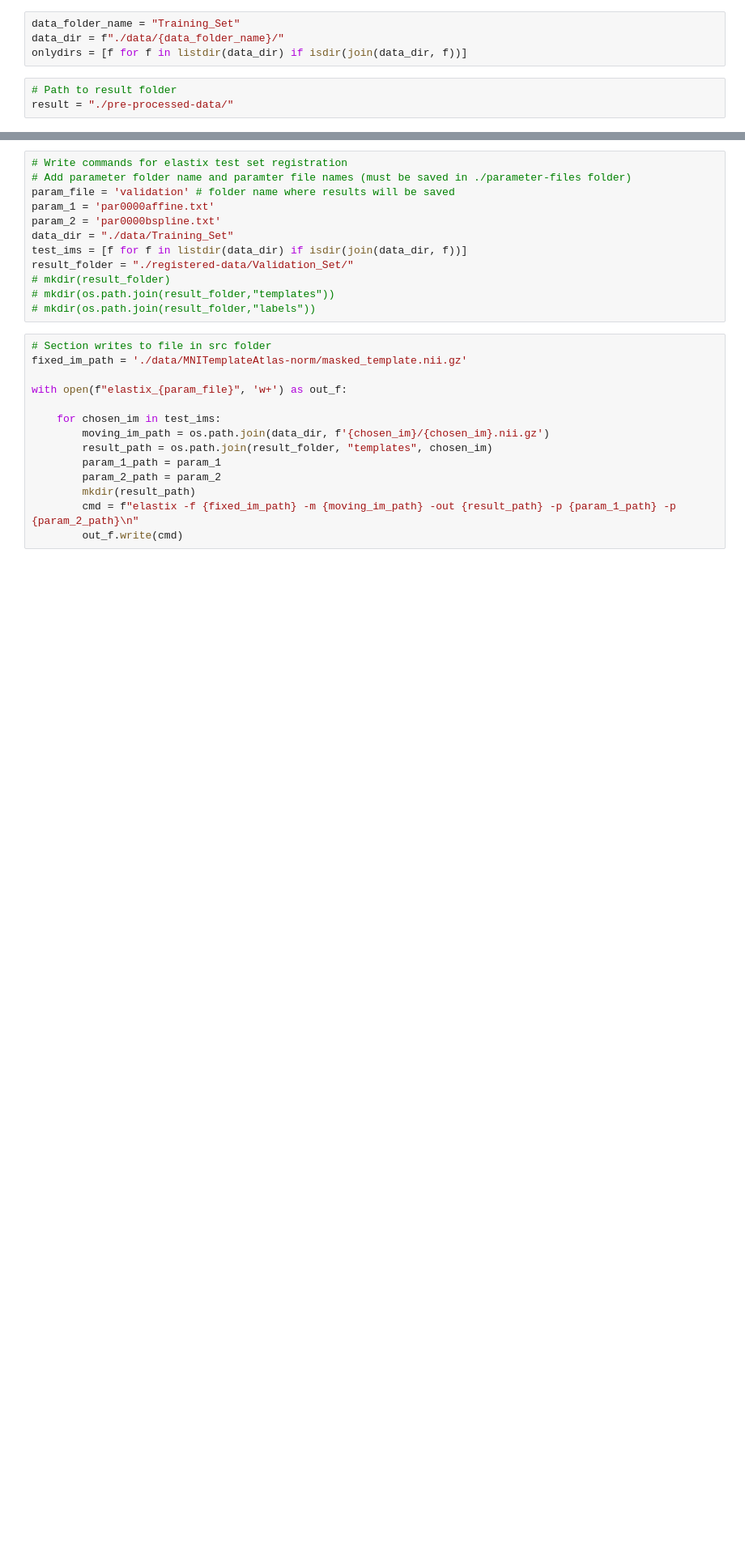
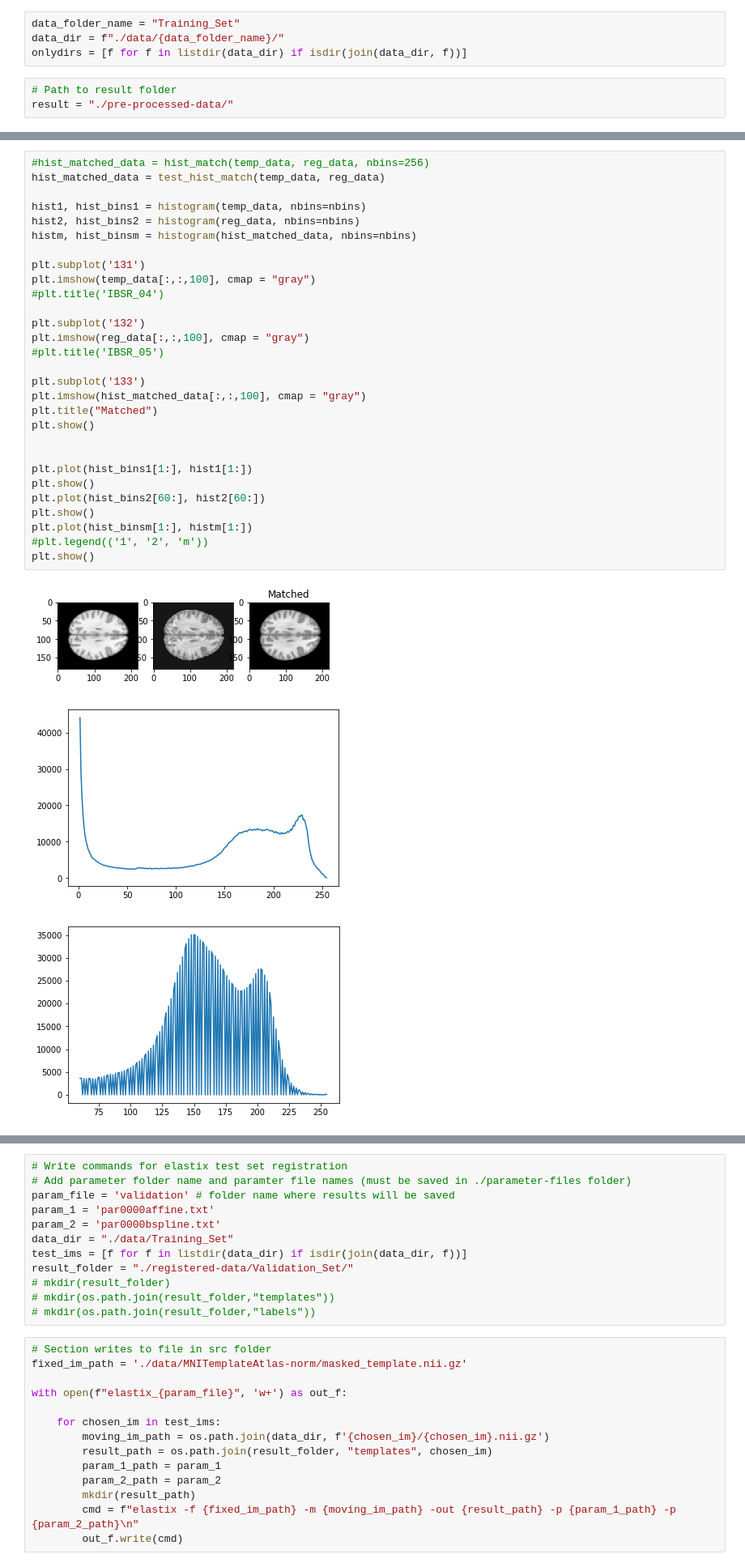
Before and after one commit to OlehKSS/misa-project, a Jupyter notebook: Pre-processing.ipynb, the cells around one changed output, grey strips where cells are left out. Shown at 81% size. Cells and saved outputs as stored; diff of their text form; blank space fills up the shorter version.

```diff
--- a/Pre-processing.ipynb
+++ b/Pre-processing.ipynb
@@ -259,0 +253,33 @@ plt.show()
+# %%
+#hist_matched_data = hist_match(temp_data, reg_data, nbins=256)
+hist_matched_data = test_hist_match(temp_data, reg_data)
+
+hist1, hist_bins1 = histogram(temp_data, nbins=nbins)
+hist2, hist_bins2 = histogram(reg_data, nbins=nbins)
+histm, hist_binsm = histogram(hist_matched_data, nbins=nbins)
+
+plt.subplot('131')
+plt.imshow(temp_data[:,:,100], cmap = "gray")
+#plt.title('IBSR_04')
+
+plt.subplot('132')
+plt.imshow(reg_data[:,:,100], cmap = "gray")
+#plt.title('IBSR_05')
+
+plt.subplot('133')
+plt.imshow(hist_matched_data[:,:,100], cmap = "gray")
+plt.title("Matched")
+plt.show()
+
+
+plt.plot(hist_bins1[1:], hist1[1:])
+plt.show()
+plt.plot(hist_bins2[60:], hist2[60:])
+plt.show()
+plt.plot(hist_binsm[1:], histm[1:])
+#plt.legend(('1', '2', 'm'))
+plt.show()
+# %% [output]
+[figure, added]
+[figure, added]
+[figure, added]
```
Also changed, not shown: parts of 27 cells of this notebook, 1 other file.
